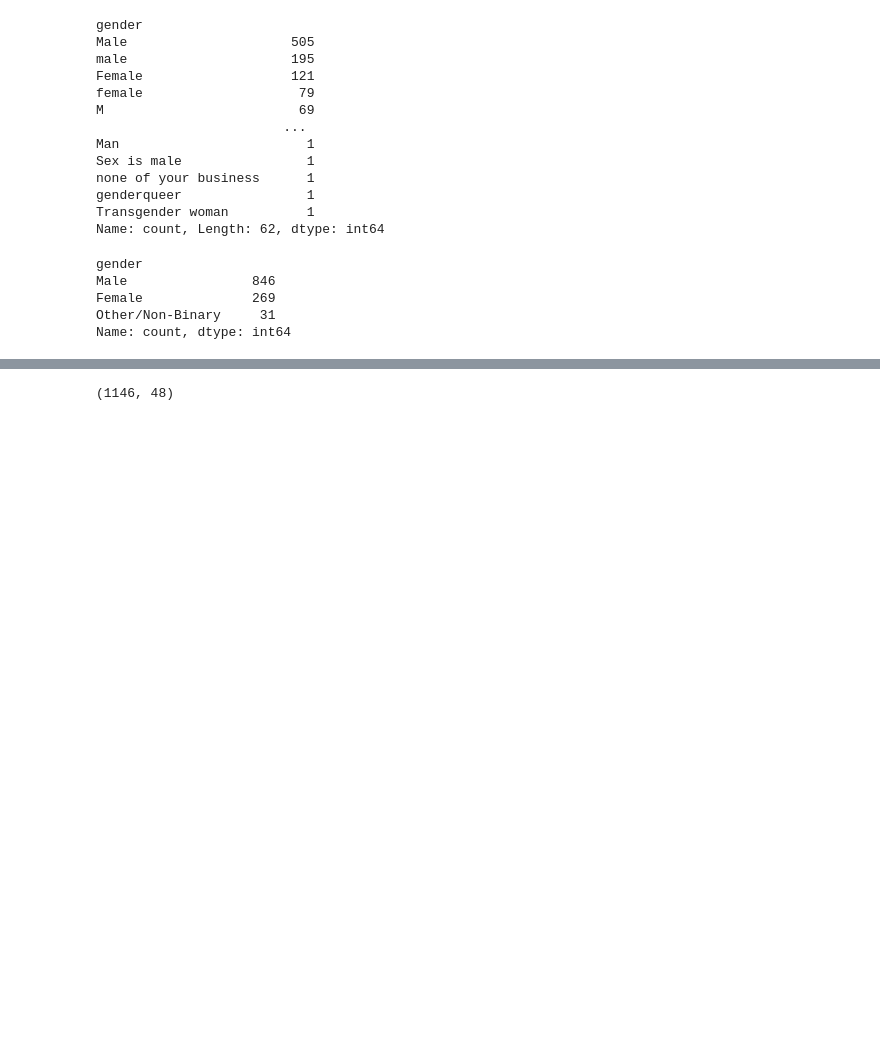
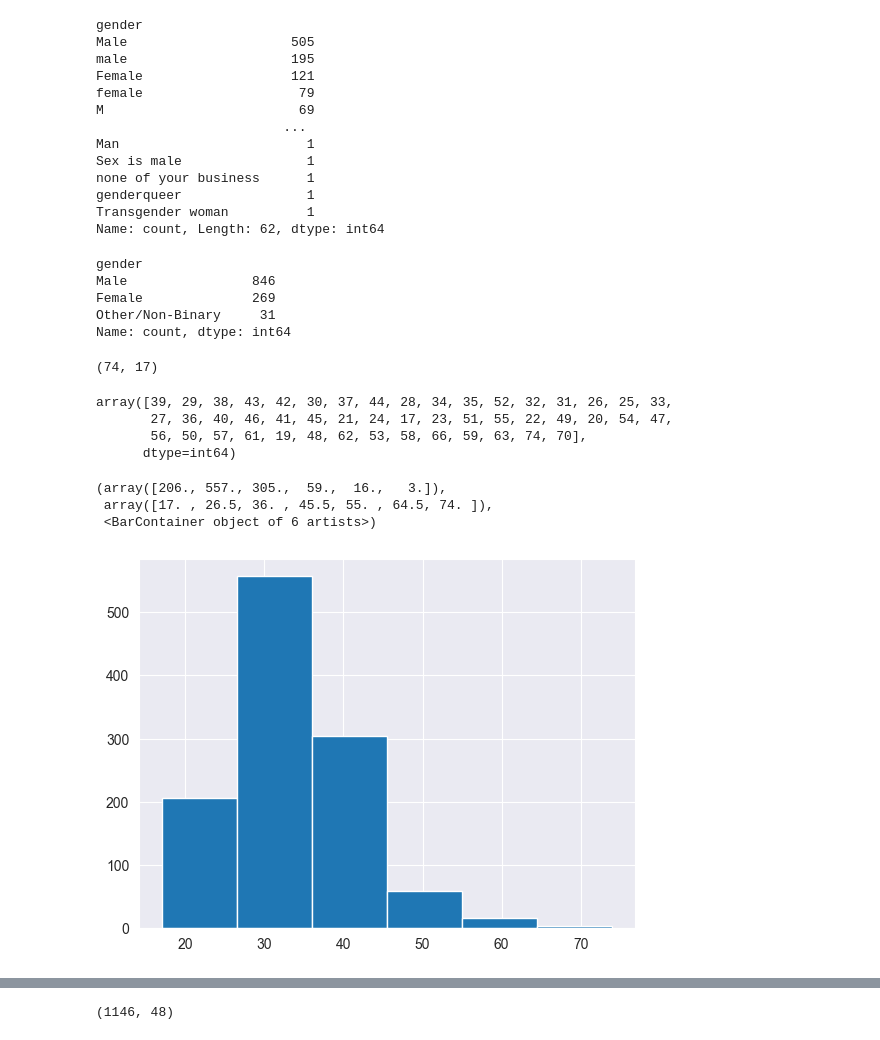
Before and after one commit to AlexandraFaria/UnsupervisedLearningTask1Project, a Jupyter notebook: Task1.ipynb, the cells around one changed output, grey strips where cells are left out. Saved outputs shown, nothing was run; the diff lists cells and outputs as text; code cells hidden in the pictures; blank space fills up the shorter version.

```diff
--- a/Task1.ipynb
+++ b/Task1.ipynb
@@ -226,7 +226,7 @@ dtype: float64
 # %%
 # Drop column with greater than 70% missing values and not relevant to the analysis.
 
-tech_df = tech_df.drop(columns='role_tech_related')
+tech_df = tech_df.drop(columns='role_tech_related', axis=1)
 tech_df.shape
 # %% [output]
 (1146, 48)
@@ -290,7 +284,9 @@ median_age
 # %%
 # Age has outlier values of 323, 99, 3 which are not logical in terms of employment age
 # Due to sensitivity of PCA and KMeans to outliers, will replace with the median value of 32.
-tech_df.replace(to_replace=[323, 99, 3], value=median_age, inplace=True)
+
+median_age = tech_df['age'].median()
+tech_df['age'] = tech_df['age'].replace([323, 99, 3], median_age)
 # %%
 # Gender should have 3 categories: Male, Female, Other (Non-Binary). There are 62 unique values.
 # Categorize unique values into 3 categories and replace values.
@@ -317,13 +313,19 @@ Name: count, Length: 62, dtype: int64
 tech_df['gender'] = tech_df['gender'].str.strip()
 
 male = [
-    'Male', 'male', 'M', 'm', 'Male (cis)', 'man', 'Dude', 'mail', 'Cis Male', 'cisdude', 'cis man', 'Cis male', 'cis male', 'Male.', 'Man', 'Sex is male']
+    'Male', 'male', 'M', 'm', 'Male (cis)', 'man', 'Dude', 'mail', 'Cis Male',
+    'cisdude', 'cis man', 'Cis male', 'cis male', 'Male.', 'Man', 'Sex is male']
 
 female = ['Female', 'female', 'F', 'f', 'woman', 'Woman', 'fem',
-          'Female (props for making this a freeform field, though)','Cis-woman', 'female/woman', 'I identify as female.', 'Female assigned at birth', 'fm', 'Cis female', 'Cisgender Female', 'female-bodied; no feelings about gender']
+          'Female (props for making this a freeform field, though)','Cis-woman',
+          'female/woman', 'I identify as female.', 'Female assigned at birth',
+          'fm', 'Cis female', 'Cisgender Female', 'female-bodied; no feelings about gender']
 
 other = ['non-binary', 'Missing', 'Agender', 'Queer', 'genderqueer woman', 'Male/genderqueer', 'Nonbinary',
-         'Genderfluid', 'Genderqueer', 'Genderflux demi-girl', 'Enby', 'nb masculine', 'Human', 'Bigender', 'Transitioned, M2F', 'Genderfluid (born female)', 'Other/Transfeminine', 'Female or Multi-Gender Femme', 'Androgynous', 'male 9:1 female, roughly', 'Other', 'none of your business', 'genderqueer', 'Transgender woman', 'Male (trans, FtM)']
+         'Genderfluid', 'Genderqueer', 'Genderflux demi-girl', 'Enby', 'nb masculine', 'Human', 'Bigender',
+         'Transitioned, M2F', 'Genderfluid (born female)', 'Other/Transfeminine', 'Female or Multi-Gender Femme',
+         'Androgynous', 'male 9:1 female, roughly', 'Other', 'none of your business', 'genderqueer',
+         'Transgender woman', 'Male (trans, FtM)']
 
 #Use a dictionary to replace the values
 
@@ -343,3 +345,24 @@ Male                846
 Female              269
 Other/Non-Binary     31
 Name: count, dtype: int64
+# %%
+# Reorganize age into age groups to aid in dataset consistency, while all other features are categorical.
+tech_df['age'].max(), tech_df['age'].min()
+# %% [output]
+(74, 17)
+# %%
+tech_df['age'].unique()
+# %% [output]
+array([39, 29, 38, 43, 42, 30, 37, 44, 28, 34, 35, 52, 32, 31, 26, 25, 33,
+       27, 36, 40, 46, 41, 45, 21, 24, 17, 23, 51, 55, 22, 49, 20, 54, 47,
+       56, 50, 57, 61, 19, 48, 62, 53, 58, 66, 59, 63, 74, 70],
+      dtype=int64)
+# %%
+# Look at Histogram to decide age categories
+
+plt.hist(tech_df['age'], bins=6)
+# %% [output]
+(array([206., 557., 305.,  59.,  16.,   3.]),
+ array([17. , 26.5, 36. , 45.5, 55. , 64.5, 74. ]),
+ <BarContainer object of 6 artists>)
+[figure, added]
```
Also changed, not shown: parts of 4 cells of this notebook.
